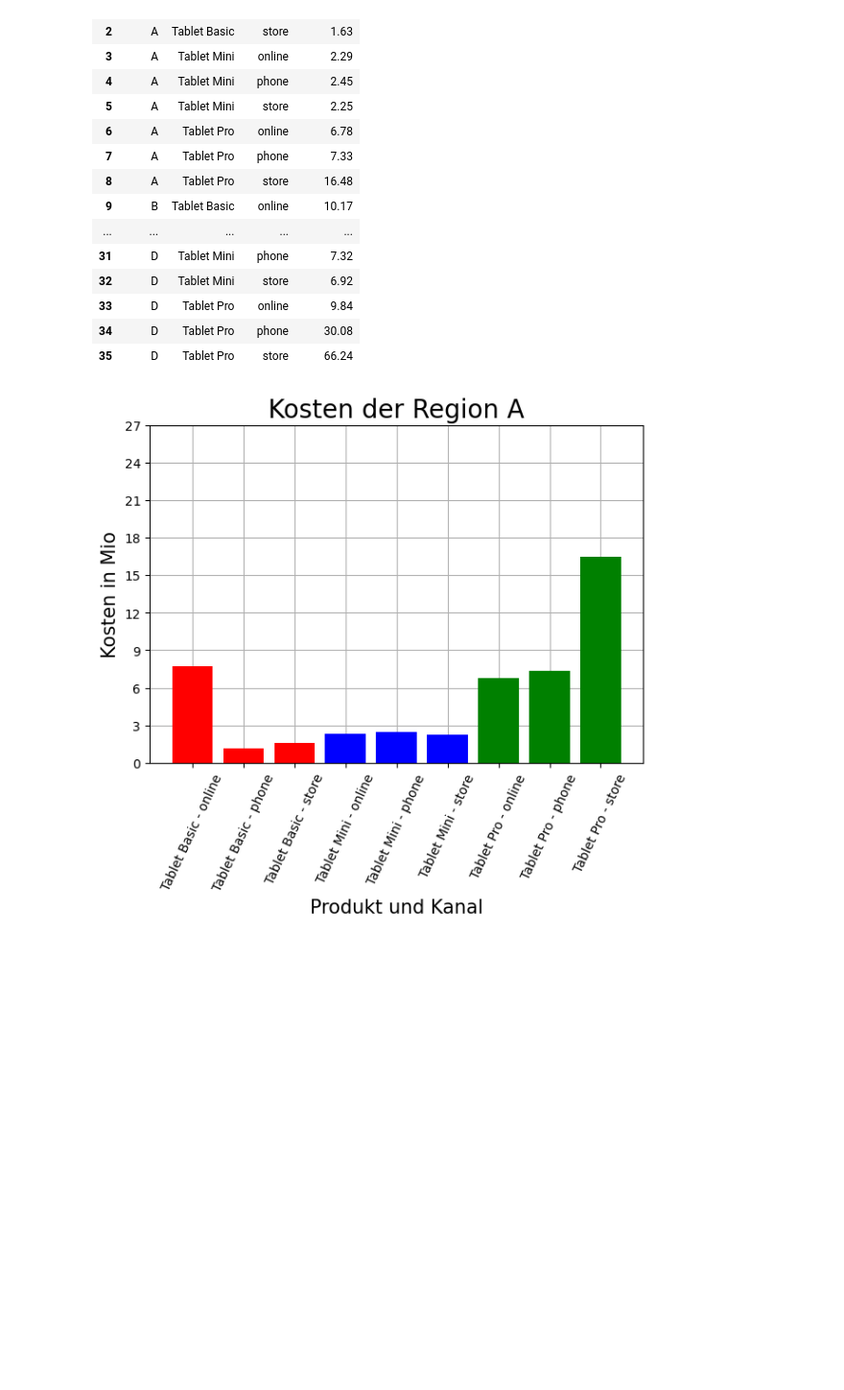
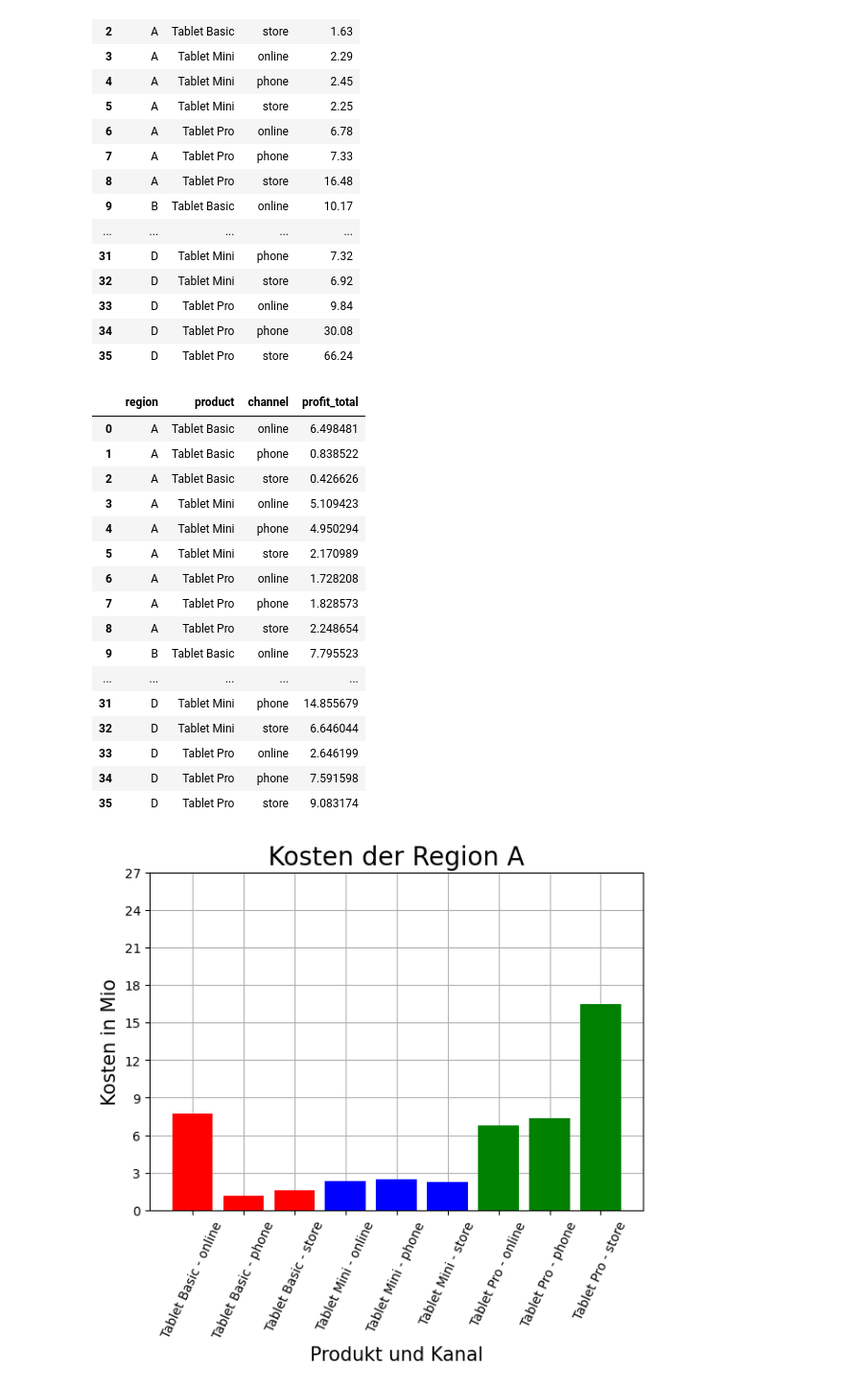
Before and after one commit to AliBenBali/TabletGmbHProjekt, a Jupyter notebook: daniel.ipynb, the cells around one changed output. Shown at 96% size. Saved outputs shown, nothing was run; the diff lists cells and outputs as text; code cells hidden in the pictures; blank space fills up the shorter version.

```diff
--- a/daniel.ipynb
+++ b/daniel.ipynb
@@ -1399,6 +1399,28 @@ cost_per_region_product_channel
 | 33 | D | Tablet Pro | online | 9.84 |
 | 34 | D | Tablet Pro | phone | 30.08 |
 | 35 | D | Tablet Pro | store | 66.24 |
+# %%
+profit_per_region_product_channel = df_sales.groupby(['region', 'product', 'channel'])['profit_total'].sum()/1_000_000
+profit_per_region_product_channel = profit_per_region_product_channel.reset_index()
+profit_per_region_product_channel
+# %% [output]
+|  | region | product | channel | profit_total |
+| 0 | A | Tablet Basic | online | 6.498481 |
+| 1 | A | Tablet Basic | phone | 0.838522 |
+| 2 | A | Tablet Basic | store | 0.426626 |
+| 3 | A | Tablet Mini | online | 5.109423 |
+| 4 | A | Tablet Mini | phone | 4.950294 |
+| 5 | A | Tablet Mini | store | 2.170989 |
+| 6 | A | Tablet Pro | online | 1.728208 |
+| 7 | A | Tablet Pro | phone | 1.828573 |
+| 8 | A | Tablet Pro | store | 2.248654 |
+| 9 | B | Tablet Basic | online | 7.795523 |
+| ... | ... | ... | ... | ... |
+| 31 | D | Tablet Mini | phone | 14.855679 |
+| 32 | D | Tablet Mini | store | 6.646044 |
+| 33 | D | Tablet Pro | online | 2.646199 |
+| 34 | D | Tablet Pro | phone | 7.591598 |
+| 35 | D | Tablet Pro | store | 9.083174 |
 # %%
 region_costs = cost_per_region_product_channel['region'].unique()
 
```
Also changed, not shown: parts of 1 cell of this notebook.
